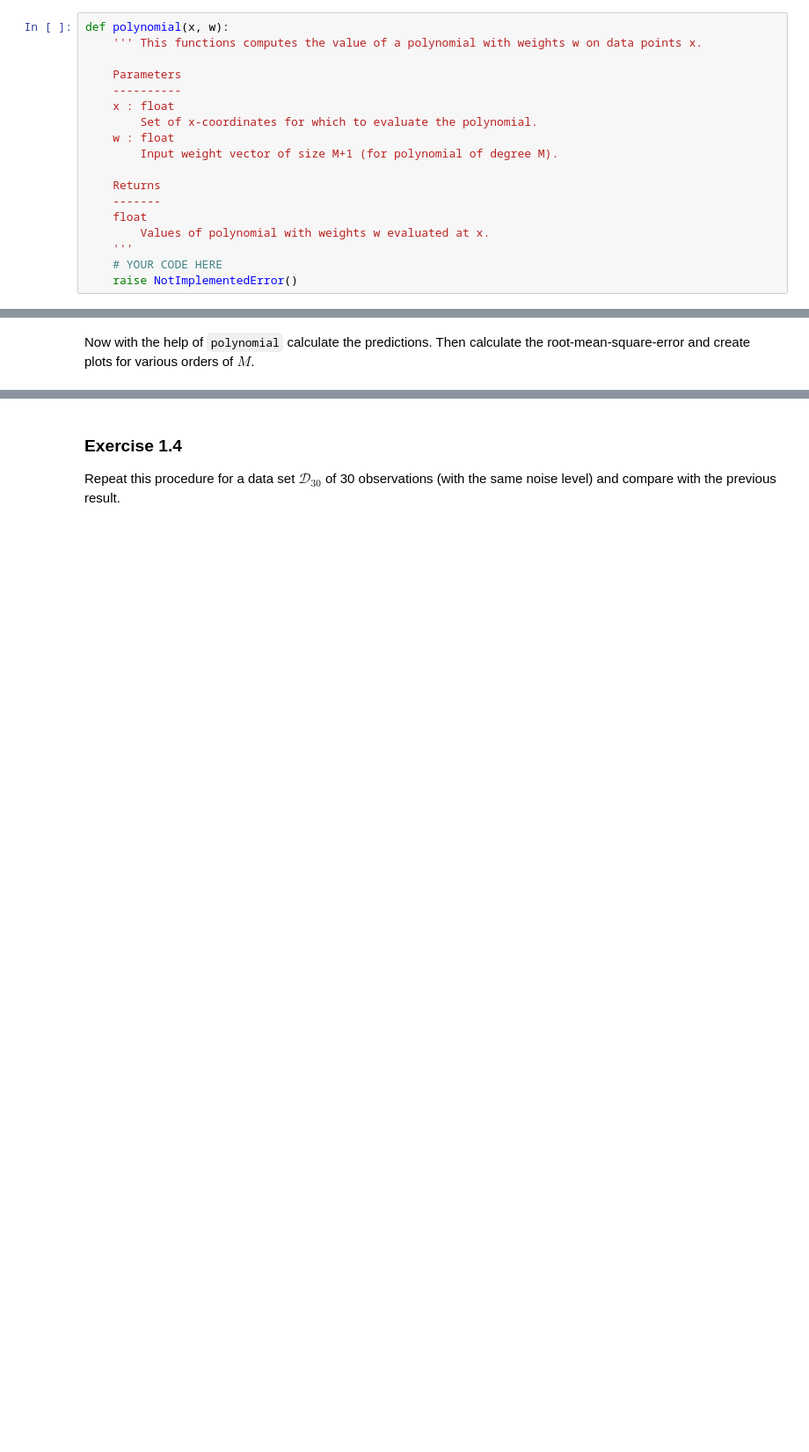
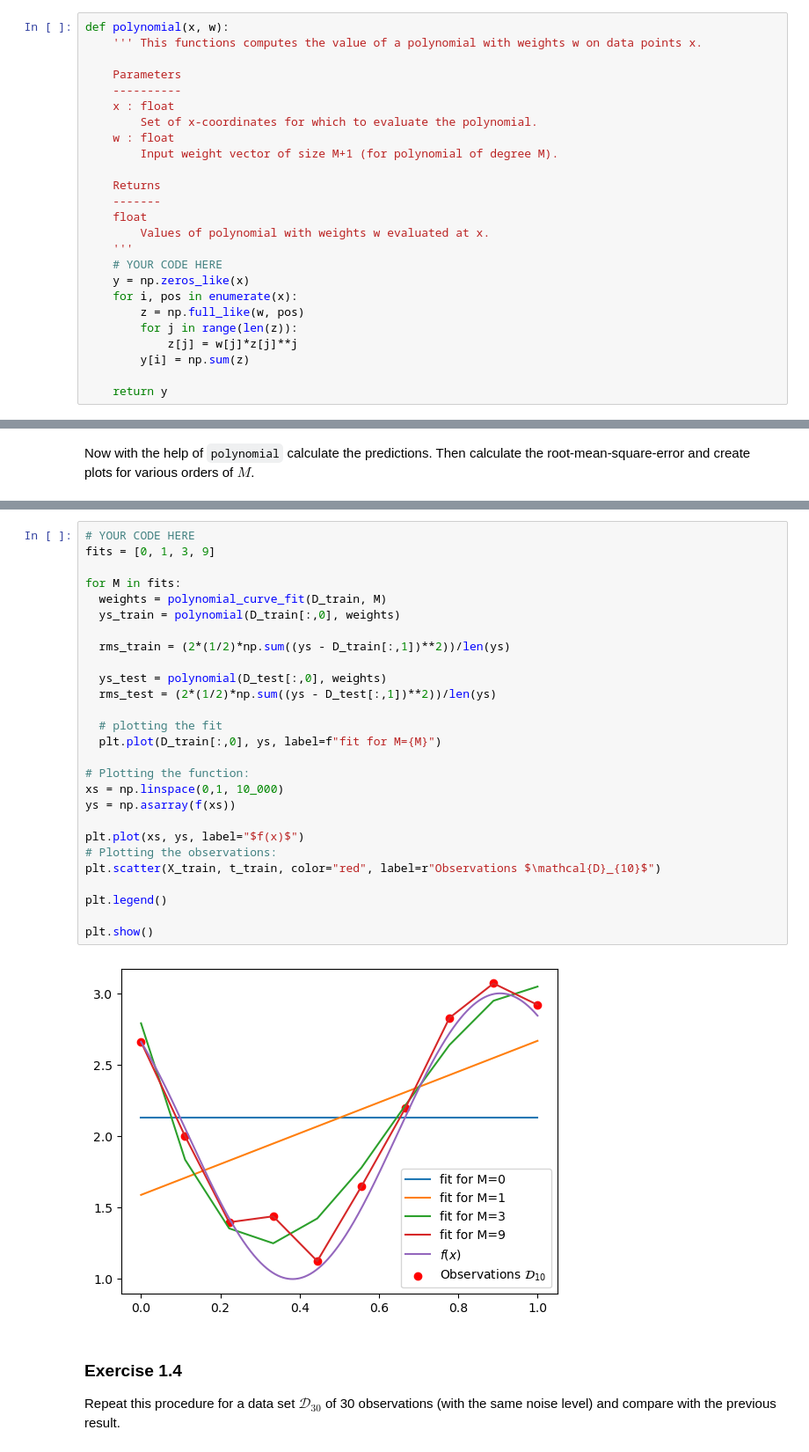
Before and after one commit to meraxion/SML24, a Jupyter notebook: SML24_as01_1.ipynb, the cells around one changed output, grey strips where cells are left out. Shown at 88% size. Drawn from its saved outputs; the diff is of its cells as text; blank space fills up the shorter version.

```diff
--- a/SML24_as01_1.ipynb
+++ b/SML24_as01_1.ipynb
@@ -203,7 +206,14 @@ def polynomial(x, w):
         Values of polynomial with weights w evaluated at x.
     '''
     # YOUR CODE HERE
-    raise NotImplementedError()
+    y = np.zeros_like(x)
+    for i, pos in enumerate(x):
+        z = np.full_like(w, pos)
+        for j in range(len(z)):
+            z[j] = w[j]*z[j]**j
+        y[i] = np.sum(z)
+
+    return y
 # %%
 """
 Test for polynomial.
@@ -218,3 +225,32 @@ raise NotImplementedError()
+# %%
+# YOUR CODE HERE
+fits = [0, 1, 3, 9]
+
+for M in fits:
+  weights = polynomial_curve_fit(D_train, M)
+  ys_train = polynomial(D_train[:,0], weights)
+
+  rms_train = (2*(1/2)*np.sum((ys - D_train[:,1])**2))/len(ys)
+
+  ys_test = polynomial(D_test[:,0], weights)
+  rms_test = (2*(1/2)*np.sum((ys - D_test[:,1])**2))/len(ys)
+
+  # plotting the fit
+  plt.plot(D_train[:,0], ys, label=f"fit for M={M}")
+
+# Plotting the function:
+xs = np.linspace(0,1, 10_000)
+ys = np.asarray(f(xs))
+
+plt.plot(xs, ys, label="$f(x)$")
+# Plotting the observations:
+plt.scatter(X_train, t_train, color="red", label=r"Observations $\mathcal{D}_{10}$")
+
+plt.legend()
+
+plt.show()
+# %% [output]
+[figure, added]
 # %% [markdown]
 ### Exercise 1.4
 Repeat this procedure for a data set $\mathcal{D}_{30}$ of 30 observations (with the same noise level) and compare with the previous result.
```
Also changed, not shown: parts of 4 cells of this notebook.
